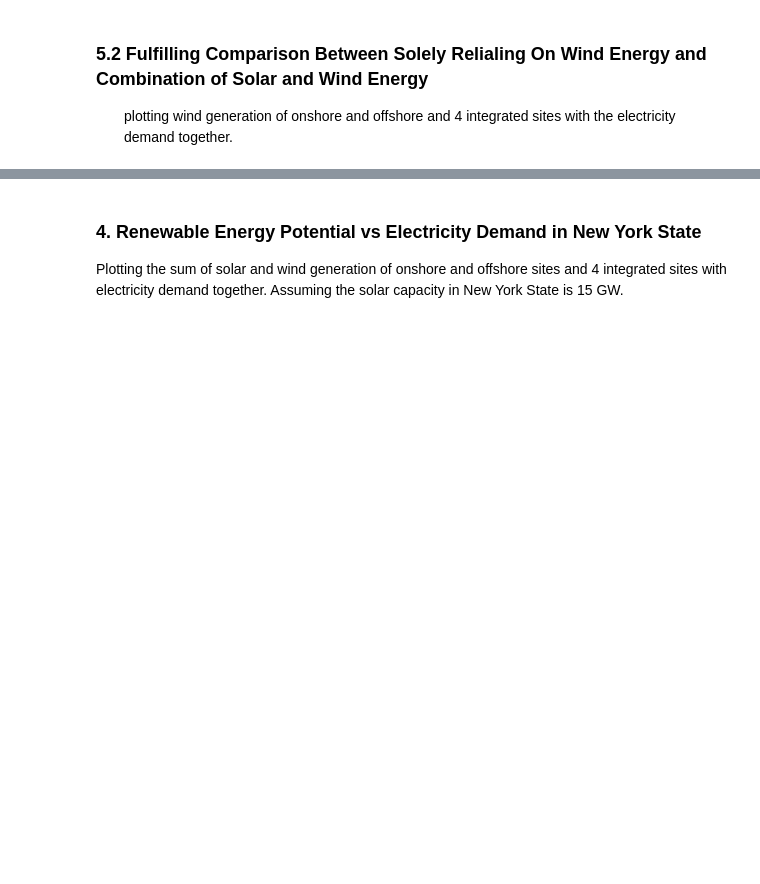
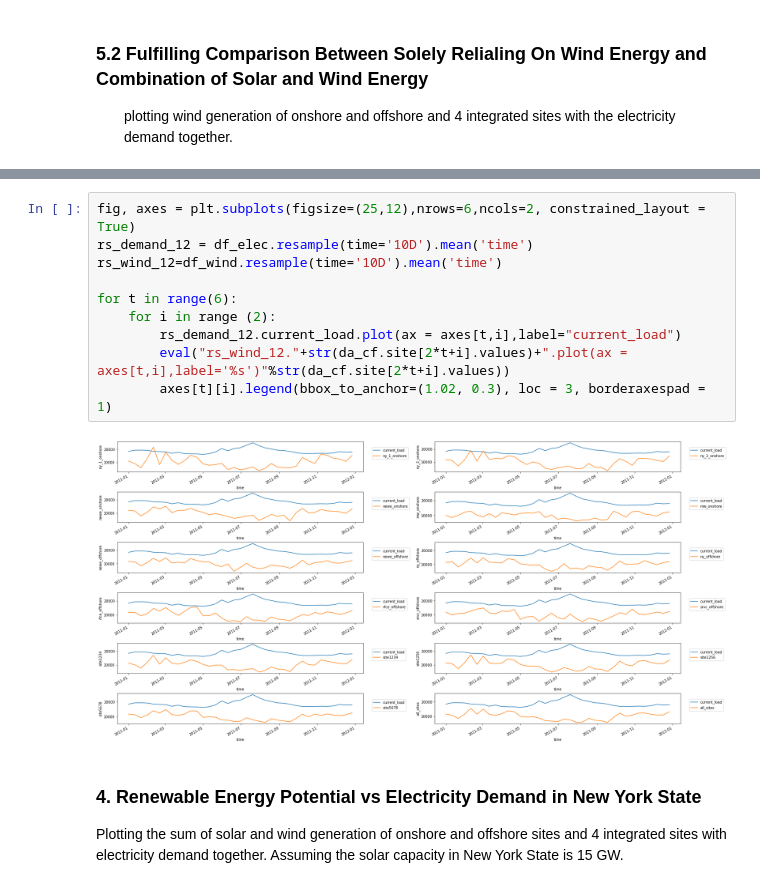
Before and after one commit to Yixuan-Zou/finalproject, a Jupyter notebook: finalproject.ipynb, the cells around one changed output, grey strips where cells are left out. Saved outputs shown, nothing was run; the diff lists cells and outputs as text; blank space fills up the shorter version.

```diff
--- a/finalproject.ipynb
+++ b/finalproject.ipynb
@@ -572,6 +571,18 @@ axes[2][1].title.set_text('Energy Generation of Combining All Wind Farms vs Curr
 axes[2][1].grid()
 # %% [output]
 [figure]
+# %%
+fig, axes = plt.subplots(figsize=(25,12),nrows=6,ncols=2, constrained_layout = True)
+rs_demand_12 = df_elec.resample(time='10D').mean('time')
+rs_wind_12=df_wind.resample(time='10D').mean('time')
+
+for t in range(6):
+    for i in range (2):
+        rs_demand_12.current_load.plot(ax = axes[t,i],label="current_load")
+        eval("rs_wind_12."+str(da_cf.site[2*t+i].values)+".plot(ax = axes[t,i],label='%s')"%str(da_cf.site[2*t+i].values))
+        axes[t][i].legend(bbox_to_anchor=(1.02, 0.3), loc = 3, borderaxespad = 1)
+# %% [output]
+[figure, added]
 # %% [markdown]
 <h3>4. Renewable Energy Potential vs Electricity Demand in New York State </h3>
 Plotting the sum of solar and wind generation of onshore and offshore sites and 4 integrated sites with electricity demand together. Assuming the solar capacity in New York State is 15 GW.
```
Also changed, not shown: parts of 1 cell of this notebook.
